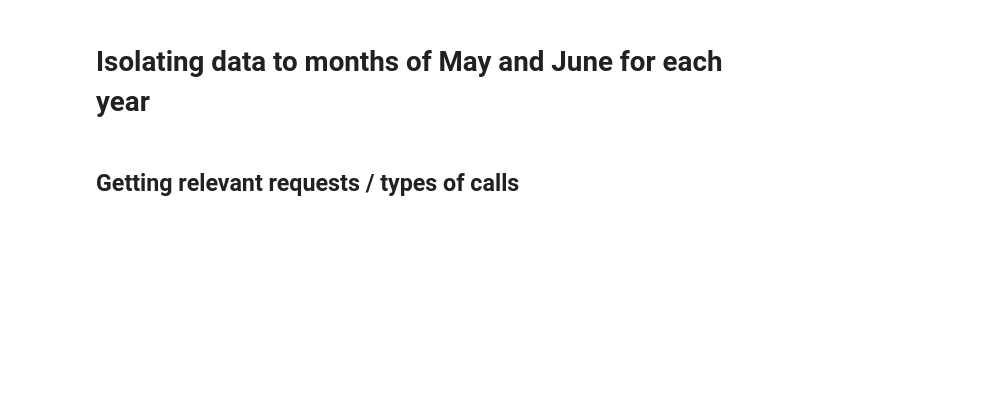
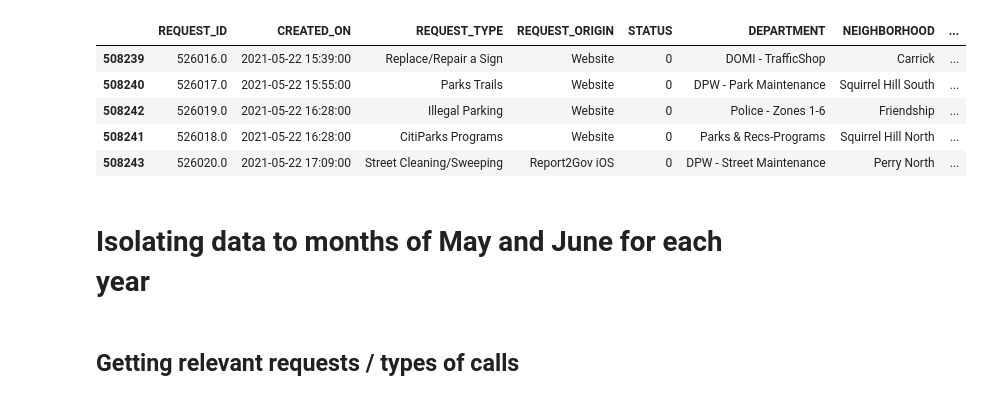
Before and after one commit to megan2/cicadas, a Jupyter notebook: notebooks/Pittsburgh_311_records.ipynb, the cells around one changed output. Drawn from its saved outputs; the diff is of its cells as text; code cells hidden in the pictures; blank space fills up the shorter version.

```diff
--- a/notebooks/Pittsburgh_311_records.ipynb
+++ b/notebooks/Pittsburgh_311_records.ipynb
@@ -20,7 +19,14 @@ Pitt311['CREATED_ON'] = pd.to_datetime(Pitt311['CREATED_ON'])
 Pitt311 = Pitt311.sort_values(['CREATED_ON'],ascending=True)
 #2/20/2015 - 5/22/2021
 # %%
-Pitt311.head()
+Pitt311.tail()
+# %% [output]
+|  | REQUEST_ID | CREATED_ON | REQUEST_TYPE | REQUEST_ORIGIN | STATUS | DEPARTMENT | NEIGHBORHOOD | ... |
+| 508239 | 526016.0 | 2021-05-22 15:39:00 | Replace/Repair a Sign | Website | 0 | DOMI - TrafficShop | Carrick | ... |
+| 508240 | 526017.0 | 2021-05-22 15:55:00 | Parks Trails | Website | 0 | DPW - Park Maintenance | Squirrel Hill South | ... |
+| 508242 | 526019.0 | 2021-05-22 16:28:00 | Illegal Parking | Website | 0 | Police - Zones 1-6 | Friendship | ... |
+| 508241 | 526018.0 | 2021-05-22 16:28:00 | CitiParks Programs | Website | 0 | Parks & Recs-Programs | Squirrel Hill North | ... |
+| 508243 | 526020.0 | 2021-05-22 17:09:00 | Street Cleaning/Sweeping | Report2Gov iOS | 0 | DPW - Street Maintenance | Perry North | ... |
 # %%
 #Periodical Cicadas are confirmed in Pittsburgh for Brood V (2016), but there are nearby confirmations
 #for Brood VIII (2019).  Including data around both years in this dataframe.
```
Also changed, not shown: parts of 4 cells of this notebook, 1 other file.
